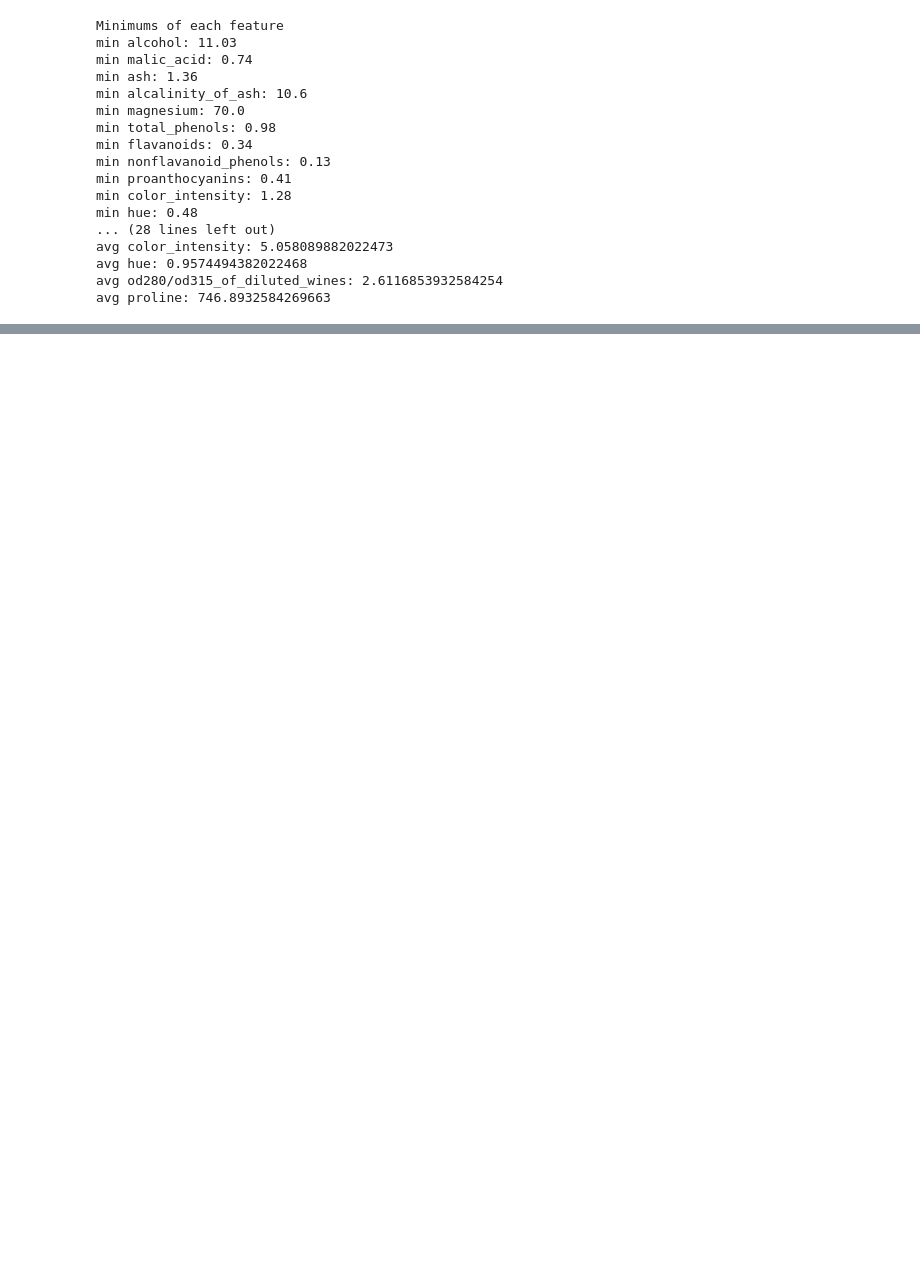
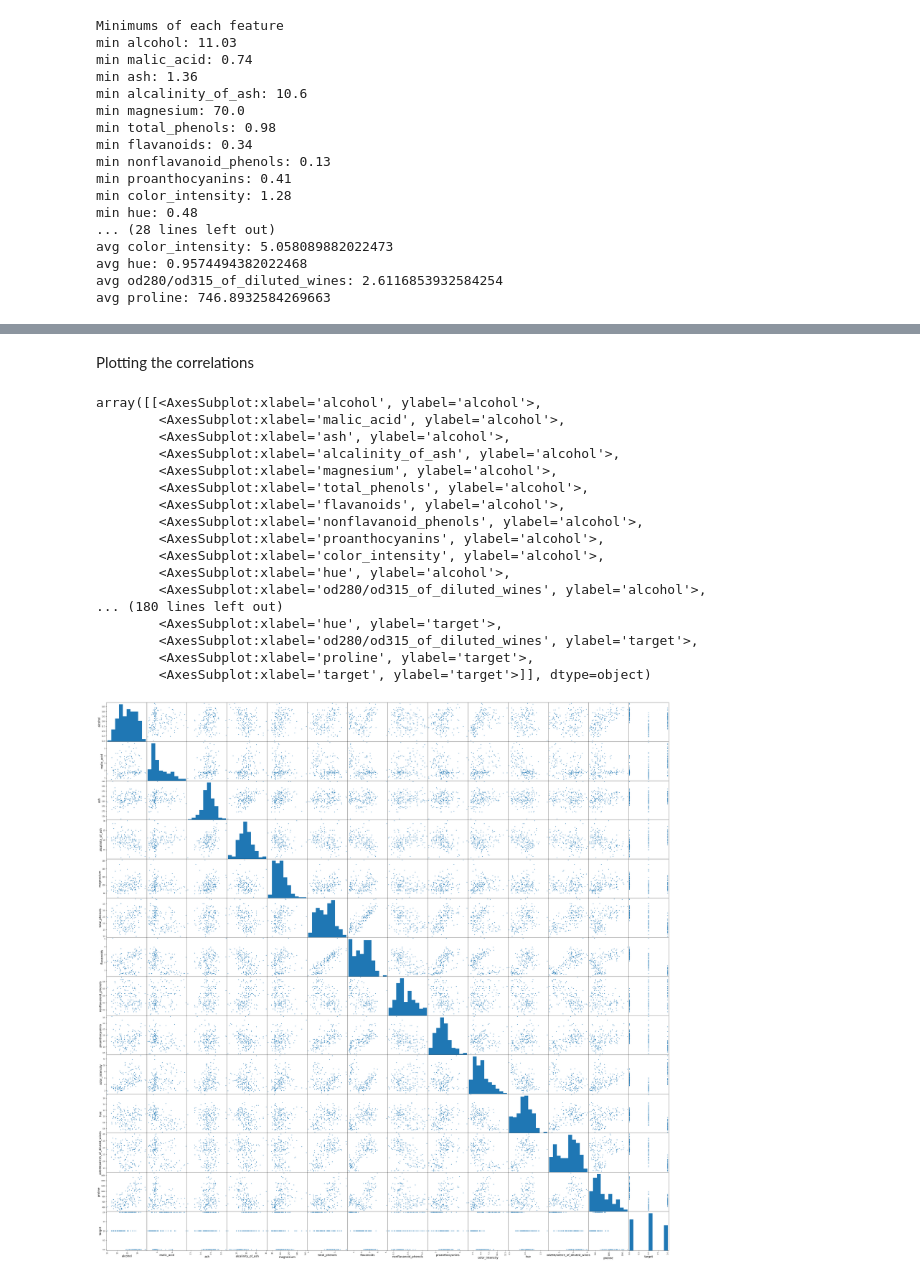
Before and after one commit to simoncole/IntroductorySKLearnDataset, a Jupyter notebook: wineDataAnalysis.ipynb, the cells around one changed output, grey strips where cells are left out. Saved outputs shown, nothing was run; the diff lists cells and outputs as text; code cells hidden in the pictures; blank space fills up the shorter version.

```diff
--- a/wineDataAnalysis.ipynb
+++ b/wineDataAnalysis.ipynb
@@ -64,0 +88,23 @@ avg proline: 746.8932584269663
+# %% [markdown]
+Plotting the correlations
+# %%
+pd.plotting.scatter_matrix(data.frame, 1, [50, 50])
+# %% [output]
+array([[<AxesSubplot:xlabel='alcohol', ylabel='alcohol'>,
+        <AxesSubplot:xlabel='malic_acid', ylabel='alcohol'>,
+        <AxesSubplot:xlabel='ash', ylabel='alcohol'>,
+        <AxesSubplot:xlabel='alcalinity_of_ash', ylabel='alcohol'>,
+        <AxesSubplot:xlabel='magnesium', ylabel='alcohol'>,
+        <AxesSubplot:xlabel='total_phenols', ylabel='alcohol'>,
+        <AxesSubplot:xlabel='flavanoids', ylabel='alcohol'>,
+        <AxesSubplot:xlabel='nonflavanoid_phenols', ylabel='alcohol'>,
+        <AxesSubplot:xlabel='proanthocyanins', ylabel='alcohol'>,
+        <AxesSubplot:xlabel='color_intensity', ylabel='alcohol'>,
+        <AxesSubplot:xlabel='hue', ylabel='alcohol'>,
+        <AxesSubplot:xlabel='od280/od315_of_diluted_wines', ylabel='alcohol'>,
+... (180 lines left out)
+        <AxesSubplot:xlabel='hue', ylabel='target'>,
+        <AxesSubplot:xlabel='od280/od315_of_diluted_wines', ylabel='target'>,
+        <AxesSubplot:xlabel='proline', ylabel='target'>,
+        <AxesSubplot:xlabel='target', ylabel='target'>]], dtype=object)
+[figure, added]
```
Also changed, not shown: parts of 11 cells of this notebook.
